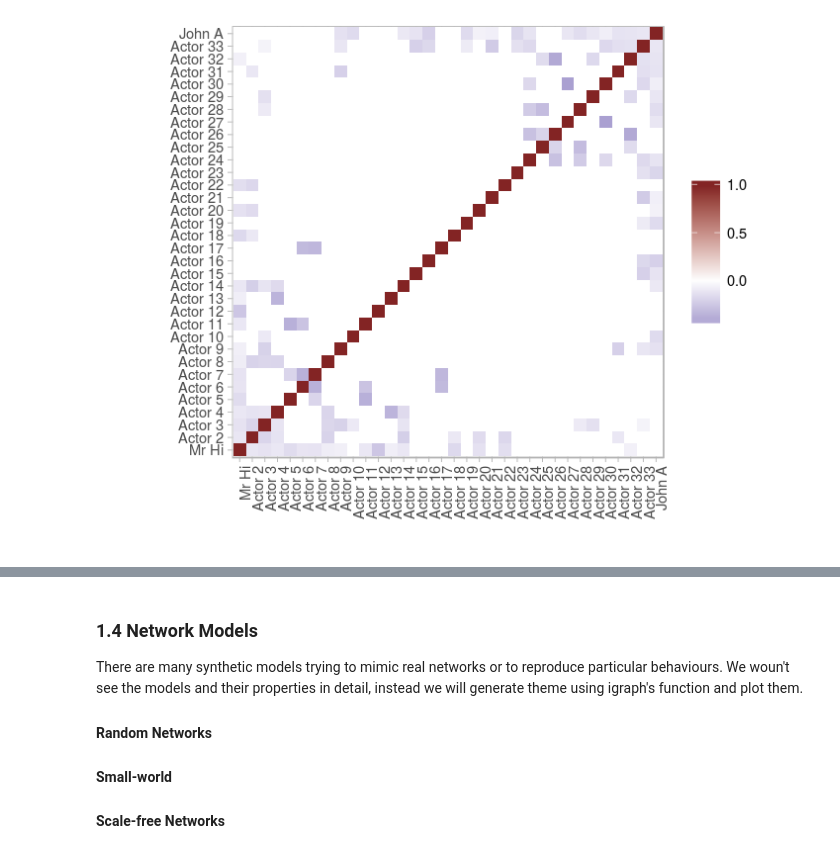
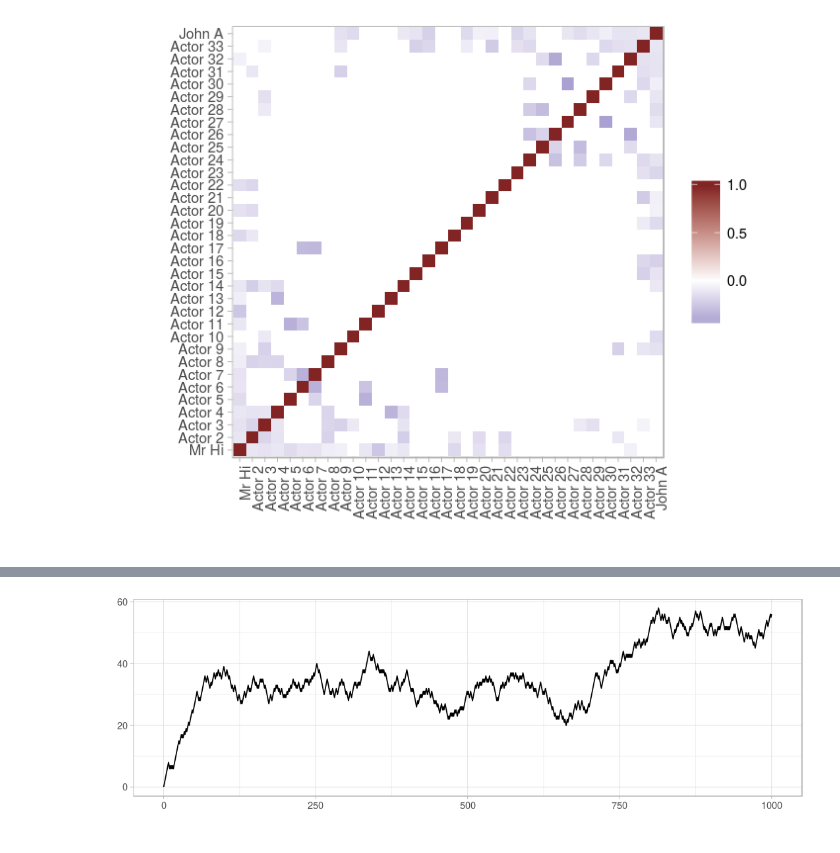
Before and after one commit to gbertagnolli/Networks-LM-Math, a Jupyter notebook: networks-seminar-1.ipynb, the cells around one changed output, grey strips where cells are left out. Drawn from its saved outputs; the diff is of its cells as text; code cells hidden in the pictures.

```diff
--- a/networks-seminar-1.ipynb
+++ b/networks-seminar-1.ipynb
@@ -525,6 +559,4 @@ my_random_walk <- function(x_start, n_steps) {
     return(rw)
 }
 # %%
-rw <- data.frame(my_random_walk(x_start = c(0, 0), n_steps = 200))
-ggplot(rw, aes(x = x, y = y)) +
-  geom_line()
+rw <- data.frame(my_random_walk(x_start = c(0, 0), n_steps = 1000))
@@ -533,10 +563,8 @@ ggplot(rw, aes(x = x, y = y)) +
-# %% [markdown]
-### 1.4 Network Models
-
-There are many synthetic models trying to mimic real networks or to reproduce particular behaviours. We woun't see the models and their properties in detail, instead we will generate theme using igraph's function and plot them.
-
-#### Random Networks
-
-#### Small-world
-
-#### Scale-free Networks
+# %%
+options(repr.plot.width = 9, repr.plot.height = 3)
+ggplot(rw, aes(x = x, y = y)) +
+  geom_line() +
+  labs(x = "", y = "")
+options(repr.plot.width = 4*1.5, repr.plot.height = 3*1.5)
+# %% [output]
+[figure, added]
```
Also changed, not shown: parts of 19 cells of this notebook, 2 other files.
